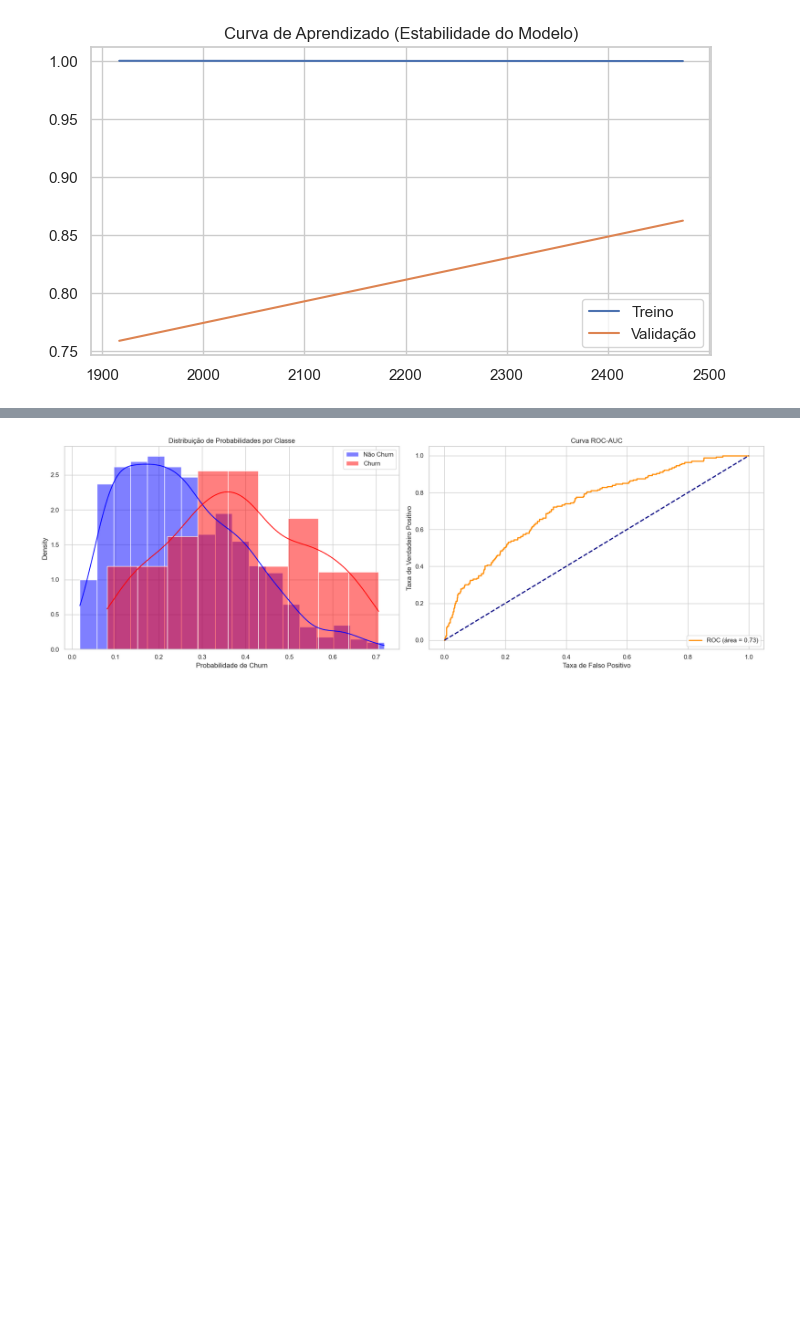
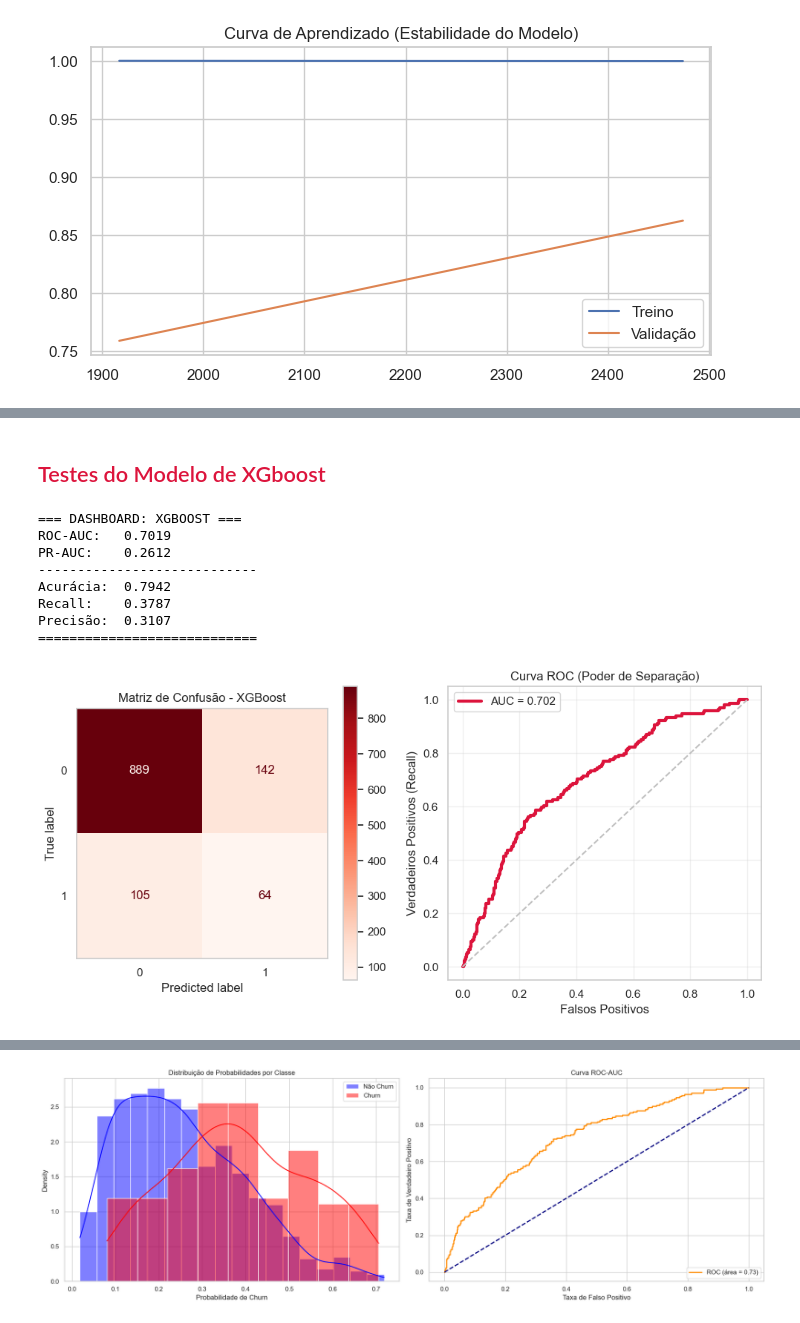
Before and after one commit to eopabro/churn, a Jupyter notebook: machine.ipynb, the cells around one changed output, grey strips where cells are left out. Cells and saved outputs as stored; diff of their text form; code cells hidden in the pictures; blank space fills up the shorter version.

```diff
--- a/machine.ipynb
+++ b/machine.ipynb
@@ -121,0 +160,57 @@ ROC-AUC FINAL: 0.7304
+# %% [markdown]
+## <span style="color:crimson">Testes do Modelo de XGboost</span>
+# %%
+# 1. Configuração e Treinamento do XGBoost
+# scale_pos_weight=3 ajuda a equilibrar a importância da classe de Churn
+model_xgb = xgb.XGBClassifier(n_estimators=500, max_depth=6, learning_rate=0.05,
+                              scale_pos_weight=3, random_state=42, n_jobs=-1)
+
+model_xgb.fit(X_res, y_res)
+
+# 2. Predições e Métricas
+y_pred_xgb = model_xgb.predict(X_test_proc)
+y_prob_xgb = model_xgb.predict_proba(X_test_proc)[:, 1]
+
+print(f"""
+=== DASHBOARD: XGBOOST ===
+ROC-AUC:   {roc_auc_score(y_test, y_prob_xgb):.4f}
+PR-AUC:    {average_precision_score(y_test, y_prob_xgb):.4f}
+----------------------------
+Acurácia:  {accuracy_score(y_test, y_pred_xgb):.4f}
+Recall:    {recall_score(y_test, y_pred_xgb):.4f}
+Precisão:  {precision_score(y_test, y_pred_xgb):.4f}
+============================
+""")
+
+# 3. Visualização de Diagnóstico
+fig, ax = plt.subplots(1, 2, figsize=(10, 5))
+
+# Matriz de Confusão
+disp = ConfusionMatrixDisplay.from_predictions(y_test, y_pred_xgb, cmap='Reds', ax=ax[0])
+ax[0].set_title("Matriz de Confusão - XGBoost")
+ax[0].grid(False)
+
+# Curva ROC
+fpr, tpr, _ = roc_curve(y_test, y_prob_xgb)
+auc_val = roc_auc_score(y_test, y_prob_xgb)
+
+ax[1].plot(fpr, tpr, color='crimson', lw=3, label=f'AUC = {auc_val:.3f}')
+ax[1].plot([0, 1], [0, 1], color='silver', linestyle='--')
+ax[1].set_title("Curva ROC (Poder de Separação)")
+ax[1].set_xlabel("Falsos Positivos")
+ax[1].set_ylabel("Verdadeiros Positivos (Recall)")
+ax[1].legend()
+ax[1].grid(True, alpha=0.3)
+
+plt.tight_layout()
+plt.show()
+# %% [output]
+=== DASHBOARD: XGBOOST ===
+ROC-AUC:   0.7019
+PR-AUC:    0.2612
+----------------------------
+Acurácia:  0.7942
+Recall:    0.3787
+Precisão:  0.3107
+============================
+[figure, added]
```
Also changed, not shown: parts of 16 cells of this notebook.
